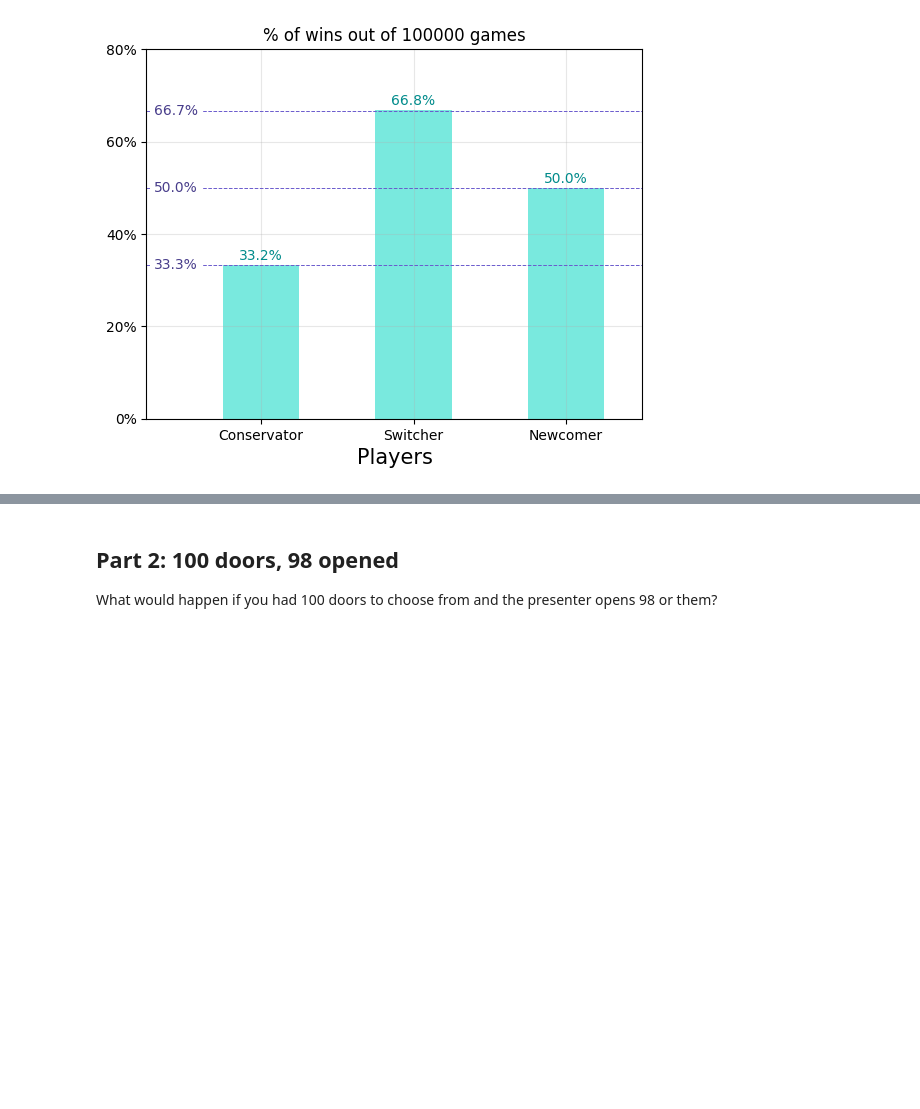
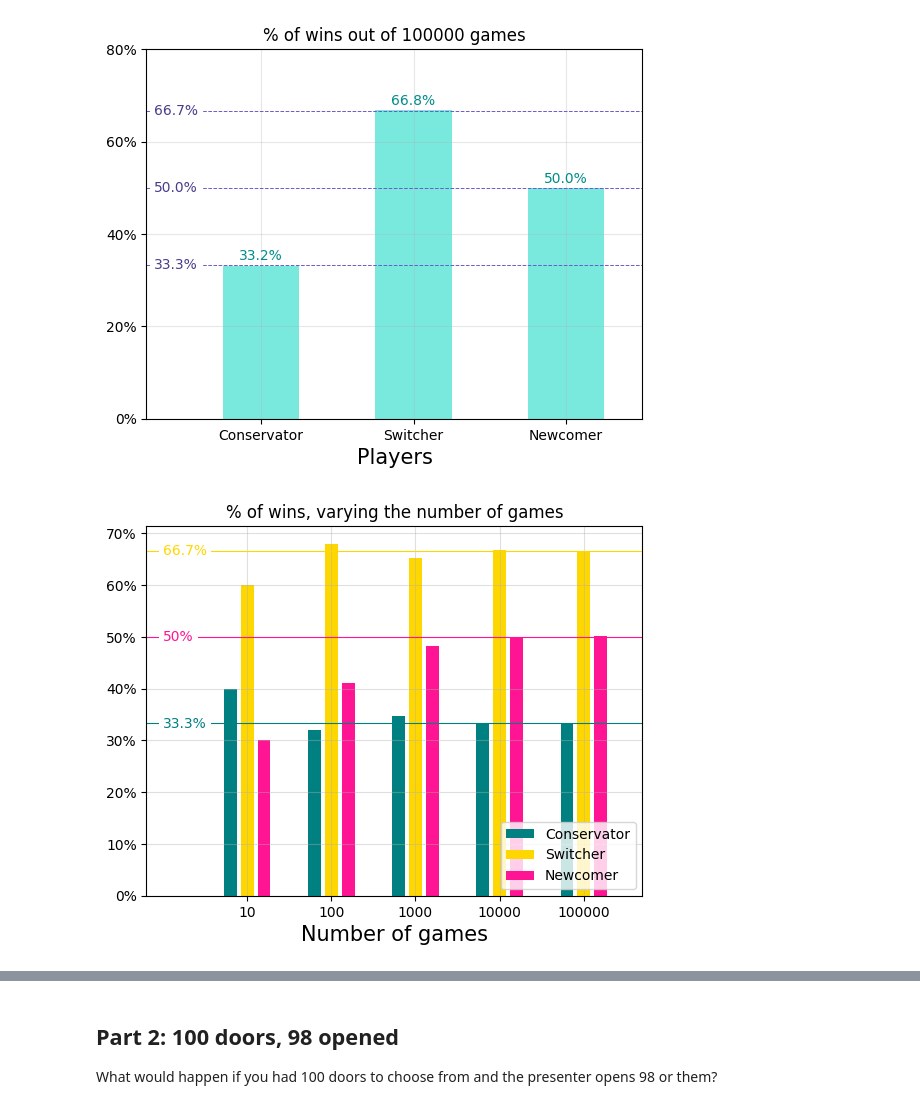
Before and after one commit to Alice-Palladino/astrostatistics_bicocca_2024, a Jupyter notebook: working/L02 - Monty Hall problem.ipynb, the cells around one changed output, grey strips where cells are left out. Cells and saved outputs as stored; diff of their text form; code cells hidden in the pictures; blank space fills up the shorter version.

```diff
--- a/working/L02 - Monty Hall problem.ipynb
+++ b/working/L02 - Monty Hall problem.ipynb
@@ -197,0 +168,85 @@ The newcomer wins the car in 50.0% of the tries
+# %%
+# How the probabilities change with respect to the number of games
+
+from matplotlib.ticker import PercentFormatter
+
+n_games = np.array([10, 100, 1000, 10000, 100000])
+
+P_conservator = []
+P_switcher = []
+P_newcomer = []
+
+for n in n_games:
+
+    # Initializing the winning counts for the contestants:
+    conservator_wins = 0
+    switcher_wins = 0
+    newcomer_wins = 0
+
+    # Repeating the game n times:
+    for i in range(n):
+
+        # Initialize the doors:
+        doors = np.random.choice(prize, 3, replace = False)
+
+        # The conservator and switcher choose the first door:
+        first_choice = np.random.randint(0, 3)
+
+        # Picking the winning door:
+        winning_door = np.where(doors=='car')[0][0]
+
+        # Choosing the door opened by the game host:
+        while(True):
+            open_door = np.random.randint(0, 3)
+            if (open_door != winning_door and open_door != first_choice): break
+
+        # The contestants choose their respective final doors:
+        conservator_door = first_choice
+
+        while(True):
+            switcher_door = np.random.randint(0, 3)
+            if (switcher_door != first_choice and switcher_door != open_door): break
+
+        while(True):
+            newcomer_door = np.random.randint(0, 3)
+            if (newcomer_door != open_door): break
+
+        # Update the scores:
+        if(conservator_door == winning_door):
+            conservator_wins += 1
+        else:
+            switcher_wins += 1
+
+        if(newcomer_door == winning_door):
+            newcomer_wins += 1
+
+    P_conservator.append(conservator_wins*100/n)
+    P_switcher.append(switcher_wins*100/n)
+    P_newcomer.append(newcomer_wins*100/n)
+
+
+# Plotting:
+ticks = np.arange(len(n_games))
+
+fig, ax = plt.subplots()
+plt.bar([i - 0.2 for i in ticks], P_conservator, width=0.15, label='Conservator', color='teal')
+plt.bar(ticks, P_switcher, width=0.15, label='Switcher', color='gold')
+plt.bar([i + 0.2 for i in ticks], P_newcomer, width=0.15, label='Newcomer', color='deeppink')
+ax.yaxis.set_major_formatter(PercentFormatter(xmax=100))
+plt.xticks(ticks, n_games)
+plt.xlabel('Number of games', fontsize=15)
+plt.legend(loc = 'lower right')
+plt.grid(alpha=0.4)
+plt.title('% of wins, varying the number of games')
+
+plt.xlim(-1.2, max(ticks)+0.7)     # For the expected percentage labels
+plt.axhline(100/3, c='teal', lw = 0.8)
+plt.axhline(200/3, c='gold', lw = 0.8)
+plt.axhline(100/2, c='deeppink', lw = 0.8)
+plt.annotate('66.7%', xy=(-1.05, 66.7), xytext=(-1, 66.7), verticalalignment='center', color='gold', bbox=dict(boxstyle='square', fc='white', edgecolor=(0, 0, 0, 0)))
+plt.annotate('50%', xy=(-1.05, 50), xytext=(-1, 50), verticalalignment='center', color='deeppink', bbox=dict(boxstyle='square', fc='white', edgecolor=(0, 0, 0, 0)))
+plt.annotate('33.3%', xy=(-1.05, 33.3), xytext=(-1, 33.3), verticalalignment='center', color='teal', bbox=dict(boxstyle='square', fc='white', edgecolor=(0, 0, 0, 0)))
+
+plt.show()
+# %% [output]
+[figure, added]
```
Also changed, not shown: parts of 7 cells of this notebook, 1 other file.
